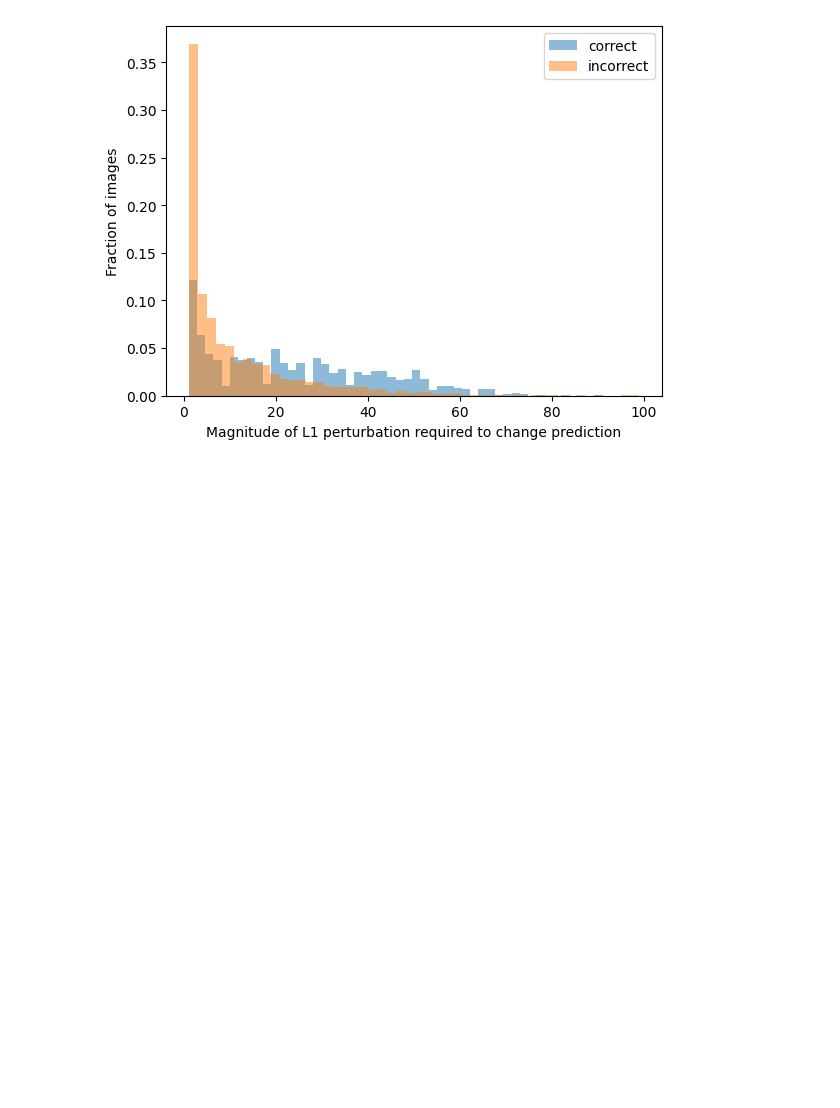
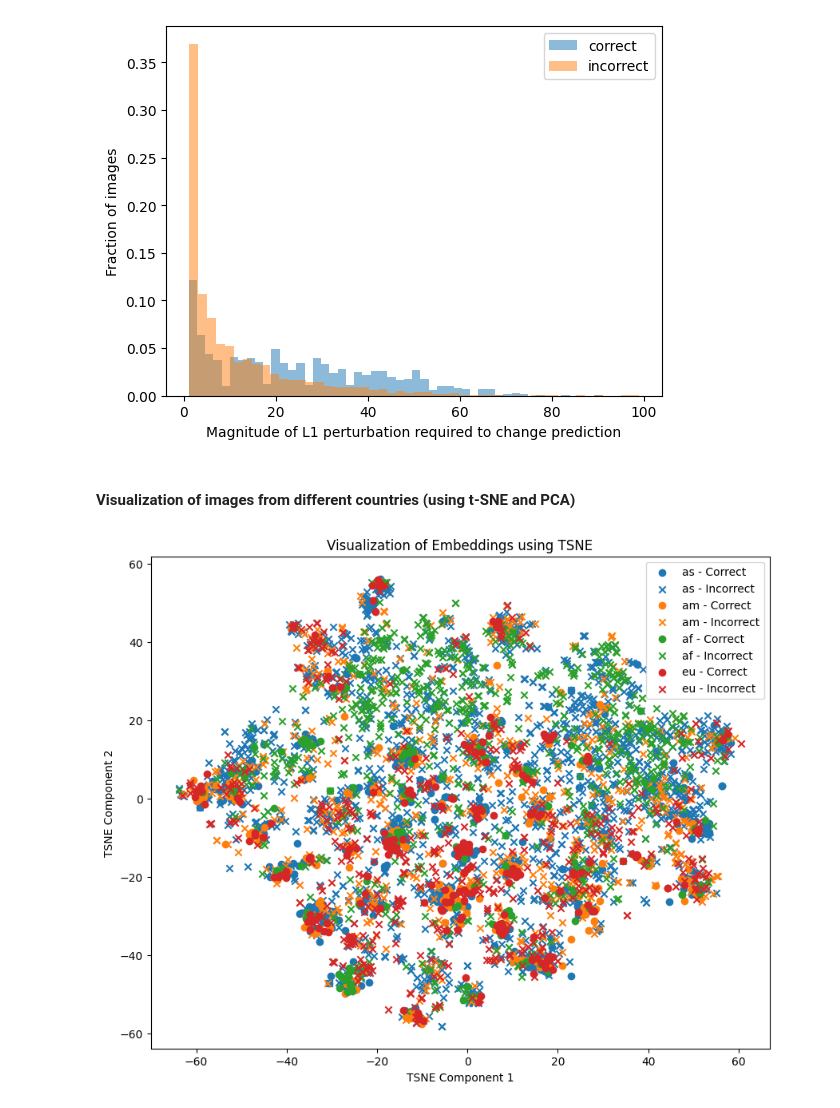
Before and after one commit to cleverhans-lab/suitability, a Jupyter notebook: dollarstreet.ipynb, the cells around one changed output. Drawn from its saved outputs; the diff is of its cells as text; code cells hidden in the pictures; blank space fills up the shorter version.

```diff
--- a/dollarstreet.ipynb
+++ b/dollarstreet.ipynb
@@ -212,3 +214,5 @@ plt.legend(loc='upper right')
 plt.show()
 # %% [output]
 [figure]
+# %% [markdown]
+#### Visualization of images from different countries (using t-SNE and PCA)
@@ -214,0 +252,47 @@ plt.show()
+# %%
+def visualize_embeddings(feature_vectors, correctness, group_names, method='tsne', perplexity=30):
+    # Combine all embeddings and assign group labels
+    embeddings_list = list(feature_vectors.values())
+    correctness = list(correctness.values())
+    all_embeddings = np.concatenate(embeddings_list, axis=0)
+    all_correctness = np.concatenate(correctness, axis=0)
+    group_labels = np.concatenate([[i] * len(embeddings) for i, embeddings in enumerate(embeddings_list)], axis=0)
+
+    if method == 'tsne':
+        # Use t-SNE to reduce dimensionality to 2D
+        tsne = TSNE(n_components=2, perplexity=perplexity, random_state=42)
+        embeddings_2d = tsne.fit_transform(all_embeddings)
+    elif method == 'pca':
+        # Use PCA to reduce dimensionality to 2D
+        from sklearn.decomposition import PCA
+        pca = PCA(n_components=2, random_state=42)
+        embeddings_2d = pca.fit_transform(all_embeddings)
+    else:
+        raise ValueError("Unsupported method. Choose 'tsne' or 'pca'.")
+
+    # Plot the embeddings
+    plt.figure(figsize=(10, 8))
+    markers = {True: 'o', False: 'x'}
+    for i, group_name in enumerate(group_names):
+        start_idx = sum(len(embeddings) for embeddings in embeddings_list[:i])
+        end_idx = start_idx + len(embeddings_list[i])
+        for correct in [True, False]:
+            mask = (group_labels[start_idx:end_idx] == i) & (all_correctness[start_idx:end_idx] == correct)
+            plt.scatter(embeddings_2d[start_idx:end_idx][mask, 0], embeddings_2d[start_idx:end_idx][mask, 1], label=f"{group_name} - {'Correct' if correct else 'Incorrect'}", marker=markers[correct], color=plt.cm.tab10(i))
+
+    plt.title(f'Visualization of Embeddings using {method.upper()}')
+    plt.xlabel(f'{method.upper()} Component 1')
+    plt.ylabel(f'{method.upper()} Component 2')
+    plt.legend()
+    plt.show()
+
+# List of group names (optional, for legend)
+group_names = list(feature_vectors.keys())
+
+# Visualize embeddings using t-SNE
+visualize_embeddings(feature_vectors, correctness, group_names, method='tsne')
+
+# Optionally, visualize using PCA
+# visualize_embeddings([feat_vectors1, feat_vectors2, feat_vectors3, feat_vectors4], group_names, method='pca')
+# %% [output]
+[figure, added]
```
Also changed, not shown: parts of 3 cells of this notebook, 5 other files.
